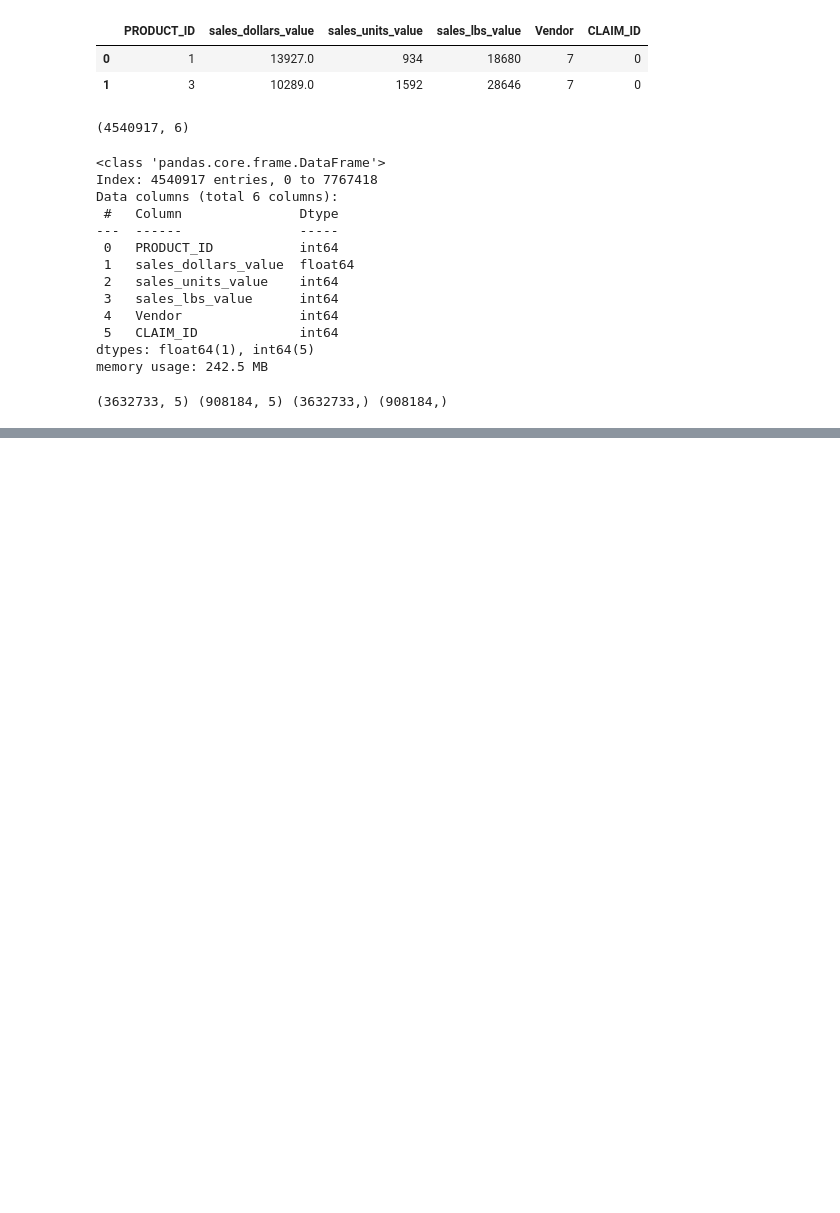
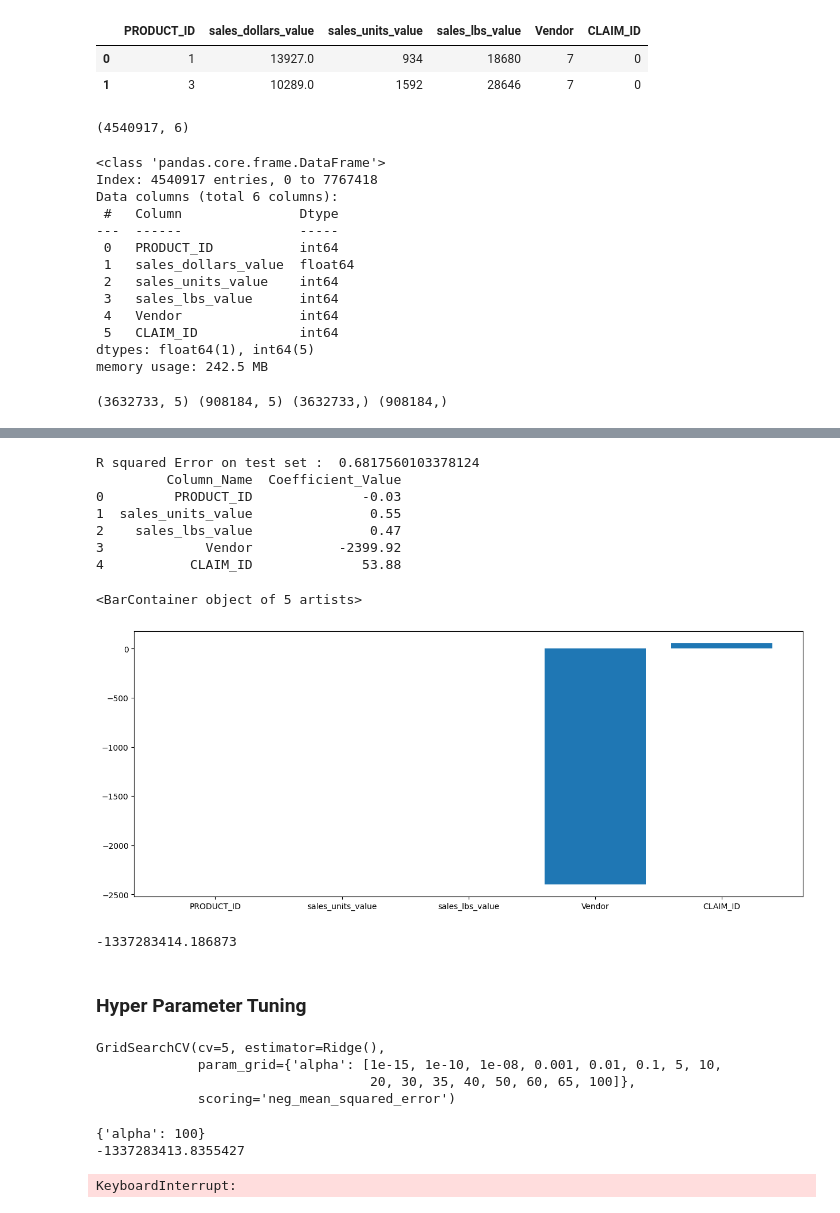
Before and after one commit to karthikeya-1508/ML_prac_files, a Jupyter notebook: Regression_Projects/Sales_project/sales_project.ipynb, the cells around one changed output, grey strips where cells are left out. Drawn from its saved outputs; the diff is of its cells as text; code cells hidden in the pictures; blank space fills up the shorter version.

```diff
--- a/Regression_Projects/Sales_project/sales_project.ipynb
+++ b/Regression_Projects/Sales_project/sales_project.ipynb
@@ -885,0 +1113,72 @@ np.float64(12953308766.80522)
+# %%
+from sklearn.linear_model import Lasso
+
+LassoRegressor = Lasso(alpha = 1)
+LassoRegressor.fit(X_train,y_train)
+y_predicted_lasso = LassoRegressor.predict(X_test)
+
+R_squared = r2_score(y_predicted_lasso,y_test)
+print("R squared Error on test set : ", R_squared)
+
+
+# Putting together the coefficient and their corresponding variable names
+coefficient_df = pd.DataFrame()
+coefficient_df["Column_Name"] = X_train.columns
+coefficient_df['Coefficient_Value'] = pd.Series(LassoRegressor.coef_)
+print(coefficient_df.head(15))
+
+plt.rcParams["figure.figsize"] = (15,6)
+
+plt.bar(coefficient_df["Column_Name"],coefficient_df["Coefficient_Value"])
+# %% [output]
+R squared Error on test set :  0.6817560103378124
+         Column_Name  Coefficient_Value
+0         PRODUCT_ID              -0.03
+1  sales_units_value               0.55
+2    sales_lbs_value               0.47
+3             Vendor           -2399.92
+4           CLAIM_ID              53.88
+<BarContainer object of 5 artists>
+[figure, added]
+# %%
+#LR with cross validation
+from sklearn.model_selection import cross_val_score
+from sklearn.linear_model import LinearRegression
+
+lin_regressor = LinearRegression()
+mse = cross_val_score(lin_regressor,x,y,scoring = 'neg_mean_squared_error',cv = 5)
+mean_mse = np.mean(mse)
+print(mean_mse)
+# %% [output]
+-1337283414.186873
+# %% [markdown]
+### Hyper Parameter Tuning
+# %%
+from sklearn.model_selection import GridSearchCV
+
+ridge = Ridge()
+parameters = {'alpha':[1e-15,1e-10,1e-8,1e-3,1e-2,1e-1,5,10,20,30,35,40,50,60,65,100]}
+
+ridge_regressor = GridSearchCV(ridge,parameters,scoring='neg_mean_squared_error',cv=5)
+ridge_regressor.fit(x,y)
+# %% [output]
+GridSearchCV(cv=5, estimator=Ridge(),
+             param_grid={'alpha': [1e-15, 1e-10, 1e-08, 0.001, 0.01, 0.1, 5, 10,
+                                   20, 30, 35, 40, 50, 60, 65, 100]},
+             scoring='neg_mean_squared_error')
+# %%
+print(ridge_regressor.best_params_)
+print(ridge_regressor.best_score_)
+# %% [output]
+{'alpha': 100}
+-1337283413.8355427
+# %%
+from sklearn.model_selection import GridSearchCV
+
+lasso = Lasso()
+parameters = {'alpha':[1e-15,1e-10,1e-8,1e-3,1e-2,1e-1,5,10,20,30,35,40,50,60,65,100]}
+
+lasso_regressor = GridSearchCV(lasso,parameters,scoring='neg_mean_squared_error',cv=5)
+lasso_regressor.fit(x,y)
+# %% [output]
+KeyboardInterrupt:
```
Also changed, not shown: parts of 19 cells of this notebook.
